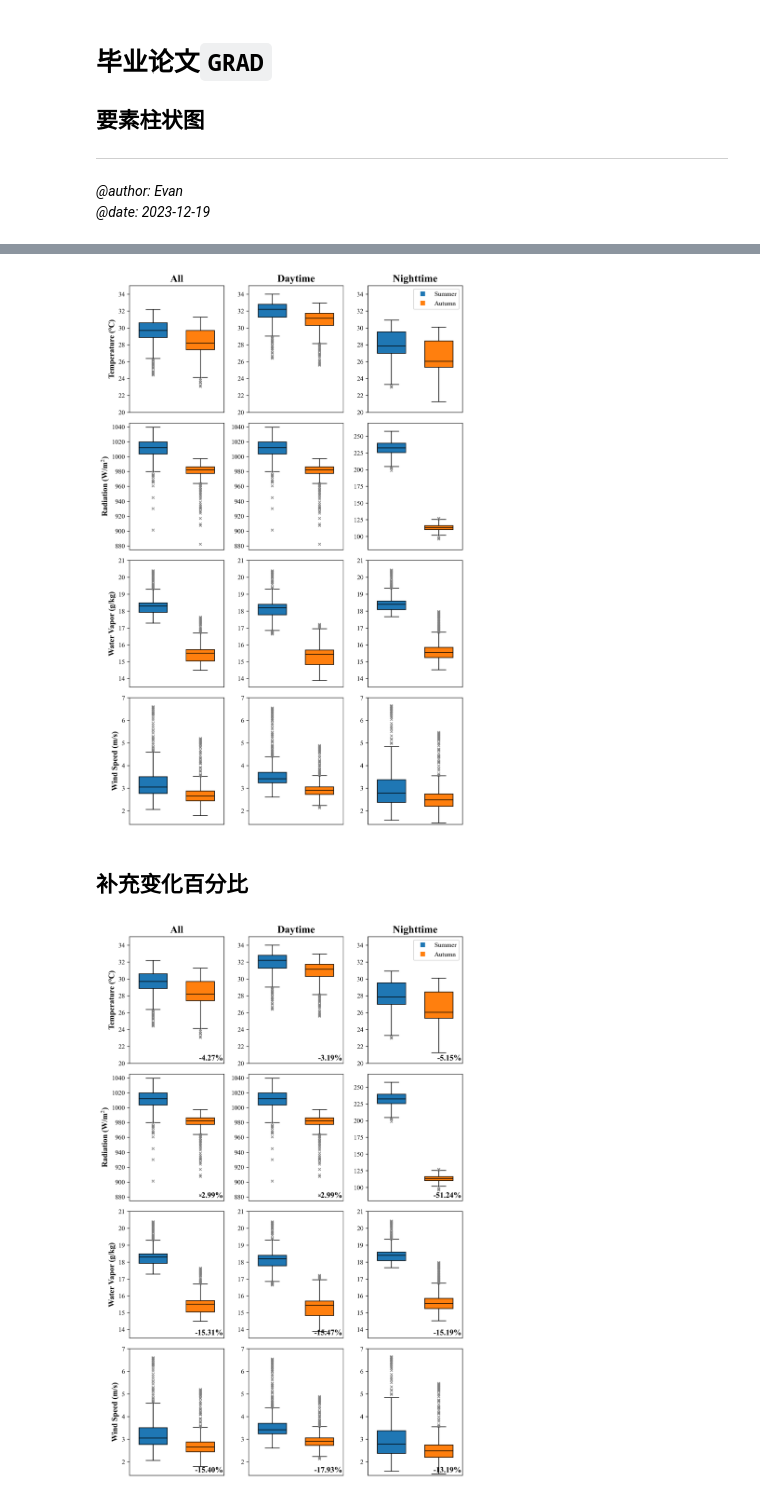
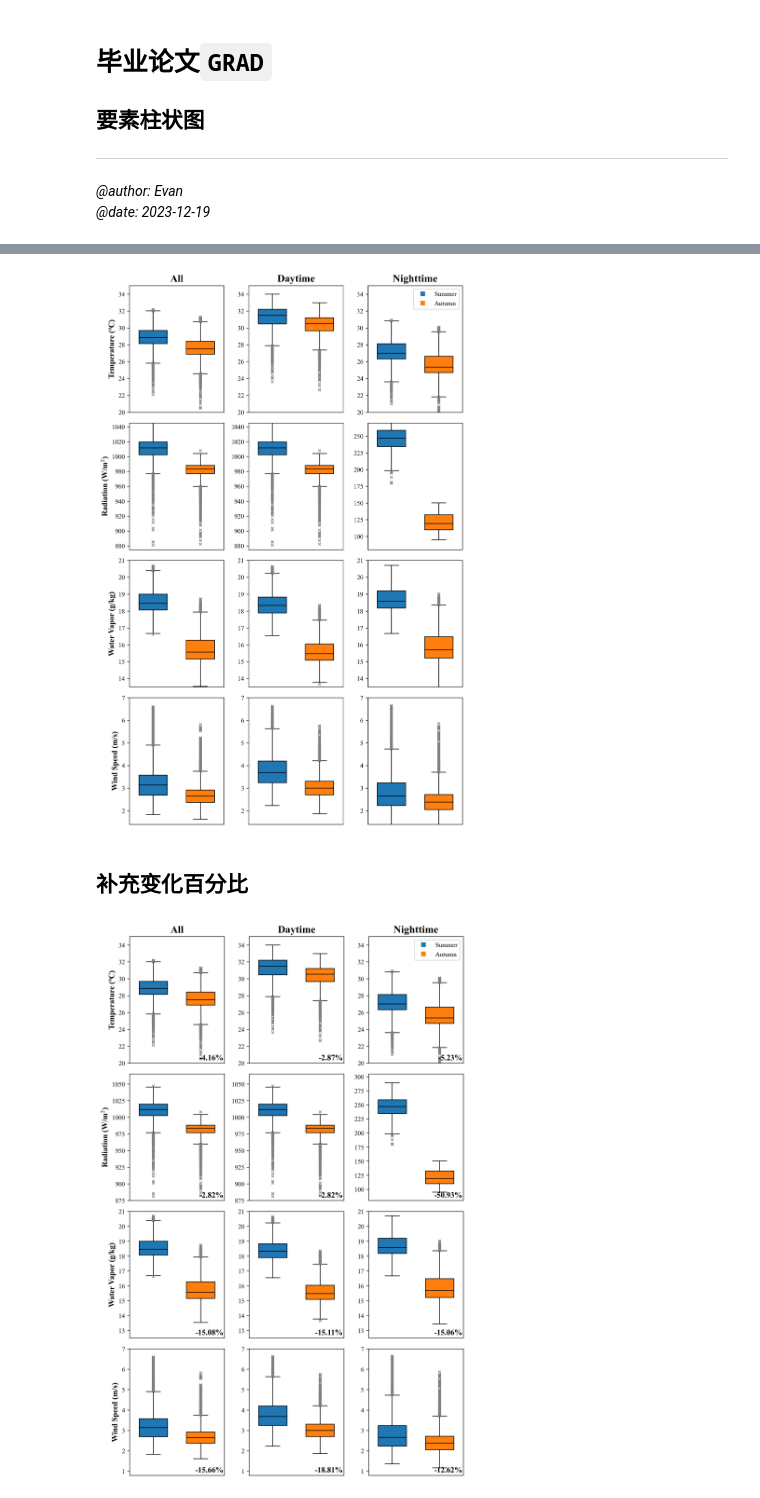
Before and after one commit to Iphisxu/MasterGRAD-Seasonally, a Jupyter notebook: scripts/Ground/Plot_box/batch.ipynb, the cells around one changed output, grey strips where cells are left out. Cells and saved outputs as stored; diff of their text form; code cells hidden in the pictures.

```diff
--- a/scripts/Ground/Plot_box/batch.ipynb
+++ b/scripts/Ground/Plot_box/batch.ipynb
@@ -117,7 +117,7 @@ vars = ['SFC_TMP','SOL_RAD','QV','WSPD10',]
 
 years = np.array([2022,2021,2019])
 
-shp_file = shp_files['PRD_adm']
+shp_file = shp_files['PRD_merge_adm']
 
 summer = {}
 autumn = {}
@@ -263,7 +263,7 @@ axs[0, 2].set_title('Nighttime', fontdict=strdict)
 plt.tight_layout()
 plt.show()
 # %% [output]
-[figure, old version]
+[figure, new version]
 # %% [markdown]
 ## 补充变化百分比
 # %%
@@ -275,8 +275,8 @@ ylabels = ['Temperature (℃)', 'Radiation (W/m$^2$)', 'Water Vapor (g/kg)', 'Wi
 ylabeldict = {'fontsize': 12, 'fontweight': 'bold'}
 textdict = {'fontsize': 12, 'fontweight': 'bold','ha':'right','va':'bottom'}
 # !设置上下限
-ylimits = {'SFC_TMP': [20, 35], 'SOL_RAD': [875, 1045],
-           'QV': [13.5, 21], 'WSPD10': [1.4, 7]}
+ylimits = {'SFC_TMP': [20, 35], 'SOL_RAD': [875, 1065],
+           'QV': [12.5, 21], 'WSPD10': [0.8, 7]}
 
 # Create subplots
 fig, axs = plt.subplots(len(vars), 3, figsize=(8, 12), dpi=300)  # Changed the size and shape
@@ -298,32 +298,32 @@ for j, variable in enumerate(vars):
         # Set subplot title
         if i == 0:
             axs[j, i].set_ylabel(ylabels[j], rotation=90, fontdict=ylabeldict)
         axs[j, i].set_xticks([])
 
         # Set Y limits
         if i == 2 and j == 1:
-            axs[j,i].set_ylim(80,270)
+            axs[j,i].set_ylim(80,305)
         else:
             axs[j,i].set_ylim(ylimits[variable])
 
         # Calculate and add percentage change
         percentage_change = ((np.nanmean(box_data[1]) - np.nanmean(box_data[0])) / np.nanmean(box_data[0])) * 100
         if percentage_change > 0:
             percent = f'+{percentage_change:.2f}%'
         else:
             percent = f'{percentage_change:.2f}%'
         axs[j, i].text(0.99, 0.01, percent, transform=axs[j, i].transAxes,**textdict)
 
 # Add legend with adjusted position
 legend_handles = [plt.Line2D([0], [0], marker='s', color='w', markerfacecolor=color, markersize=8) for color in ['tab:blue', 'tab:orange']]
 legend_labels = ['Summer', 'Autumn']
 axs[0, -1].legend(legend_handles, legend_labels, bbox_to_anchor=(1, 1))
 
 axs[0, 0].set_title('All', fontdict=strdict)
 axs[0, 1].set_title('Daytime', fontdict=strdict)
 axs[0, 2].set_title('Nighttime', fontdict=strdict)
 
 plt.tight_layout()
 plt.show()
 # %% [output]
-[figure, old version]
+[figure, new version]
```
Also changed, not shown: parts of 2 cells of this notebook, 4 other files.
